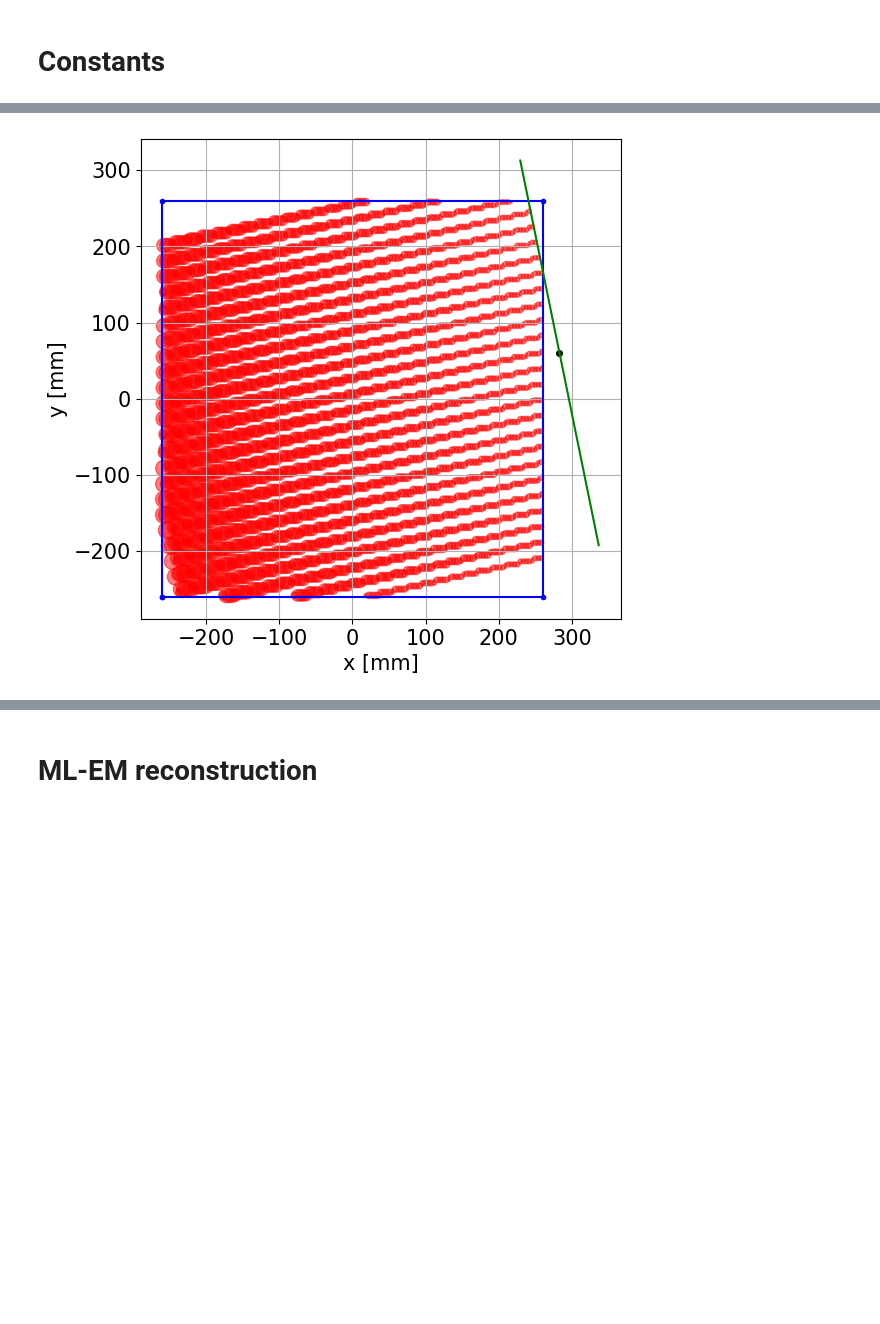
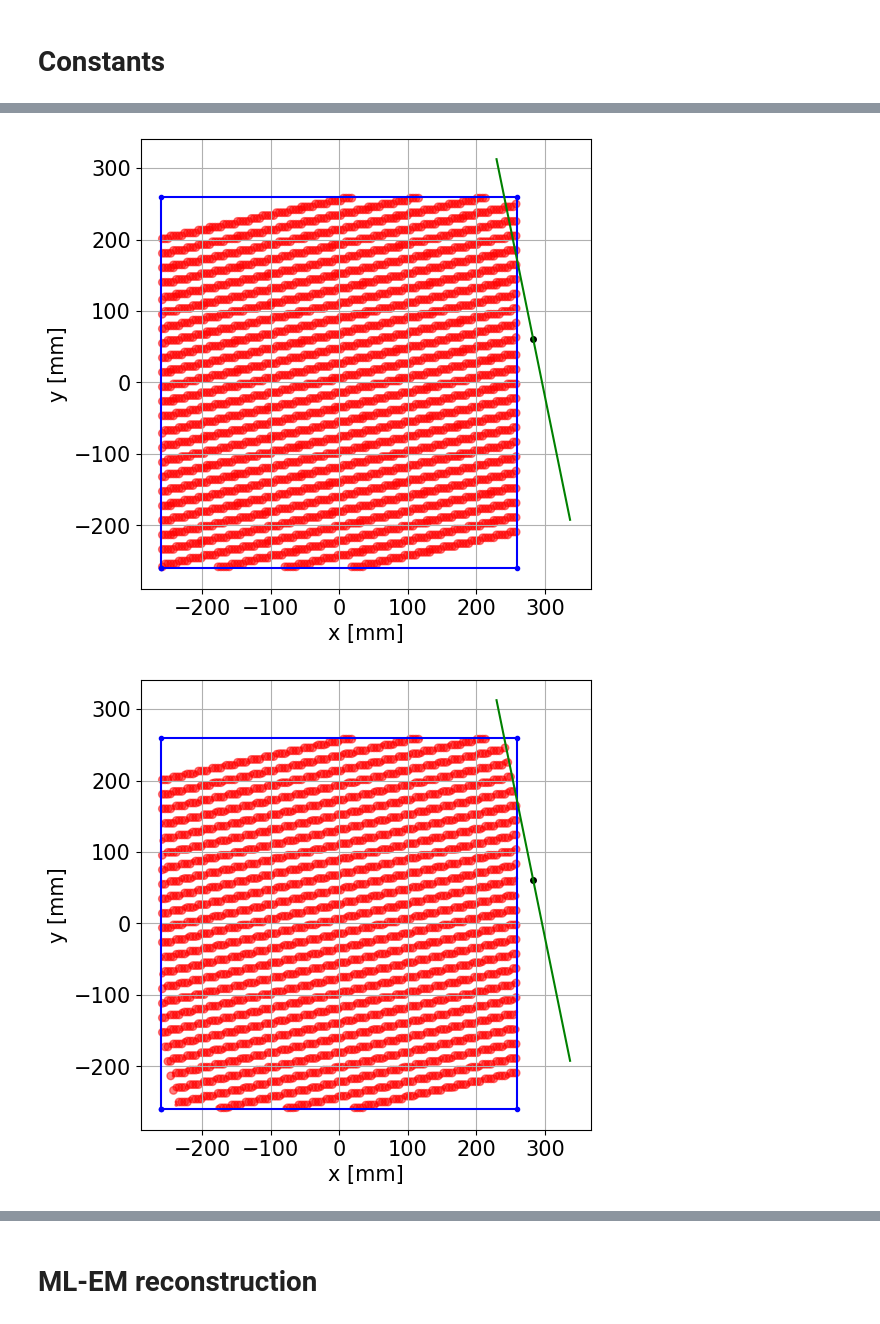
Before and after one commit to dachengx/MedPhys-recon, a Jupyter notebook: spect.ipynb, the cells around one changed output, grey strips where cells are left out. Drawn from its saved outputs; the diff is of its cells as text; code cells hidden in the pictures; blank space fills up the shorter version.

Commit message:
Update SPECT figures

```diff
--- a/spect.ipynb
+++ b/spect.ipynb
@@ -102,8 +77,6 @@ def trans_matrix(method='delta'):
             y_c = np.sin(theta + np.pi / 2) * t_c + y_o
             b = y_c - k * x_c
             slit = np.digitize(Y_pixels.flatten() - k * X_pixels.flatten(), b) - 1
-            # slit = slit[(slit >= 0) & (slit < detector['number'])]
-            # idx, count = np.unique(slit, return_counts=True)
             for j, s in enumerate(slit):
                 if s >= 0 and s < detector['number']:
                     m[s, j] = 1
@@ -123,7 +96,7 @@ def trans_matrix(method='delta'):
             y_d = 2 * y_i - y_c
             xy = np.vstack([x_c, y_c, x_d, y_d]).T
             for j, xyi in enumerate(xy):
-                idx, d = sensitivity_map(xyi, pixels_wall)
+                idx, d = sensitivity_map(xyi, pixels_wall, x_num)
                 m[j, idx] = d
             matrix[detector['number'] * i:detector['number'] * (i+1)] = m
     elif method == 'Siddon-decay':
@@ -142,7 +115,7 @@ def trans_matrix(method='delta'):
             y_d = 2 * y_i - y_c
             xy = np.vstack([x_c, y_c, x_d, y_d]).T
             for j, xyi in enumerate(xy):
-                idx, s = sensitivity_map(xyi, pixels_wall)
+                idx, s = sensitivity_map(xyi, pixels_wall, x_num)
                 d = np.sqrt((X_pixels - xyi[0]) ** 2 + (Y_pixels - xyi[1]) ** 2).flatten()
                 # m[j, idx] = s * np.exp(-d[idx] / 10 * mu) * 10
                 m[j, idx] = s * (width - d[idx]) / width
@@ -163,49 +136,52 @@ def trans_matrix(method='delta'):
             y_d = 2 * y_i - y_c
             xy = np.vstack([x_c, y_c, x_d, y_d]).T
             for j, xyi in enumerate(xy):
-                idx, s = sensitivity_map(xyi, pixels_wall)
+                idx, s = sensitivity_map(xyi, pixels_wall, x_num)
                 m[j, idx] += s
                 d = np.sqrt((X_pixels - xyi[0]) ** 2 + (Y_pixels - xyi[1]) ** 2).flatten()
                 if j - 1 >= 0:
-                    idx, s = sensitivity_map(xy[j-1], pixels_wall)
-                    m[j-1, idx] += s * d[idx] / width
+                    idx, s = sensitivity_map(xy[j-1], pixels_wall, x_num)
+                    m[j, idx] += s * d[idx] / width
                 if j + 1 < len(xy):
-                    idx, s = sensitivity_map(xy[j+1], pixels_wall)
-                    m[j+1, idx] += s * d[idx] / width
+                    idx, s = sensitivity_map(xy[j+1], pixels_wall, x_num)
+                    m[j, idx] += s * d[idx] / width
             matrix[detector['number'] * i:detector['number'] * (i+1)] = m
     return matrix
 # %%
-m = trans_matrix(method='Siddon-vague')
+for method in ['delta', 'Siddon', 'Siddon-decay', 'Siddon-vague']:
+    m = trans_matrix(method=method)
 
-distance = collimator['distance'] + collimator['todetector'] + collimator['thickness']
+    distance = collimator['distance'] + collimator['todetector'] + collimator['thickness']
 
-fig = plt.figure(figsize=(6, 6))
-# fig.tight_layout()
-gs = gridspec.GridSpec(1, 1, figure=fig, left=0.15, right=0.95, top=0.95, bottom=0.15, wspace=0.3, hspace=0.3)
-ax = fig.add_subplot(gs[0, 0])
-mmin = m[2 * detector['number']:3 * detector['number'], :][m[2 * detector['number']:3 * detector['number'], :] != 0].min()
-mmax = (m[2 * detector['number']:3 * detector['number'], :] / mmin).max()
-for j in np.arange(2 * detector['number'], 3 * detector['number'], 5):
-    ax.scatter(X_pixels.flatten(), Y_pixels.flatten(), c='r', s=(np.exp(m[j, :] / mmin / mmax * 5) - 1), alpha=0.5)
-d = detector['number'] * detector['width']
-theta = 2 * collimator['angle'] / 180 * np.pi + 1e-8
-ax.plot([-d/2, -d/2, d/2, d/2, -d/2], [-d/2, d/2, d/2, -d/2, -d/2], '.-', color='b')
-t_c = np.arange(-detector['number'] / 2 * detector['width'], detector['number'] / 2 * detector['width'] + 1e-8, detector['width'])
-x_o = np.cos(theta) * distance
-y_o = np.sin(theta) * distance
-x_i = np.cos(theta + np.pi / 2) * x_pixels
-y_i = np.sin(theta + np.pi / 2) * x_pixels
-x_c = np.cos(theta + np.pi / 2) * x_pixels + x_o
-y_c = np.sin(theta + np.pi / 2) * x_pixels + y_o
-x_d = 2 * x_i - x_c
-y_d = 2 * y_i - y_c
-ax.plot(x_c, y_c, c='g')
-# ax.plot(x_d, y_d, c='g')
-ax.scatter(x_o, y_o, c='k', s=16.)
-ax.grid()
-ax.set_xlabel('x [mm]')
-ax.set_ylabel('y [mm]')
+    fig = plt.figure(figsize=(6, 6))
+    # fig.tight_layout()
+    gs = gridspec.GridSpec(1, 1, figure=fig, left=0.2, right=0.95, top=0.95, bottom=0.2, wspace=0.3, hspace=0.3)
+    ax = fig.add_subplot(gs[0, 0])
+    mmin = m[2 * detector['number']:3 * detector['number'], :][m[2 * detector['number']:3 * detector['number'], :] != 0].min()
+    mmax = (m[2 * detector['number']:3 * detector['number'], :] / mmin).max()
+    for j in np.arange(2 * detector['number'], 3 * detector['number'], 5):
+        ax.scatter(X_pixels.flatten(), Y_pixels.flatten(), c='r', s=(np.exp(m[j, :] / mmin / mmax * 5) - 1) / 5, alpha=0.5)
+    d = detector['number'] * detector['width']
+    theta = 2 * collimator['angle'] / 180 * np.pi + 1e-8
+    ax.plot([-d/2, -d/2, d/2, d/2, -d/2], [-d/2, d/2, d/2, -d/2, -d/2], '.-', color='b')
+    t_c = np.arange(-detector['number'] / 2 * detector['width'], detector['number'] / 2 * detector['width'] + 1e-8, detector['width'])
+    x_o = np.cos(theta) * distance
+    y_o = np.sin(theta) * distance
+    x_i = np.cos(theta + np.pi / 2) * x_pixels
+    y_i = np.sin(theta + np.pi / 2) * x_pixels
+    x_c = np.cos(theta + np.pi / 2) * x_pixels + x_o
+    y_c = np.sin(theta + np.pi / 2) * x_pixels + y_o
+    x_d = 2 * x_i - x_c
+    y_d = 2 * y_i - y_c
+    ax.plot(x_c, y_c, c='g')
+    # ax.plot(x_d, y_d, c='g')
+    ax.scatter(x_o, y_o, c='k', s=16.)
+    ax.grid()
+    ax.set_xlabel('x [mm]')
+    ax.set_ylabel('y [mm]')
+    fig.savefig('img/{}_cij.png'.format(method))
 
-plt.show()
+    plt.show()
 # %% [output]
-[figure, old version]
+[figure, new version]
+[figure, added]
```
Also changed, not shown: parts of 34 cells of this notebook, 2 other files.
